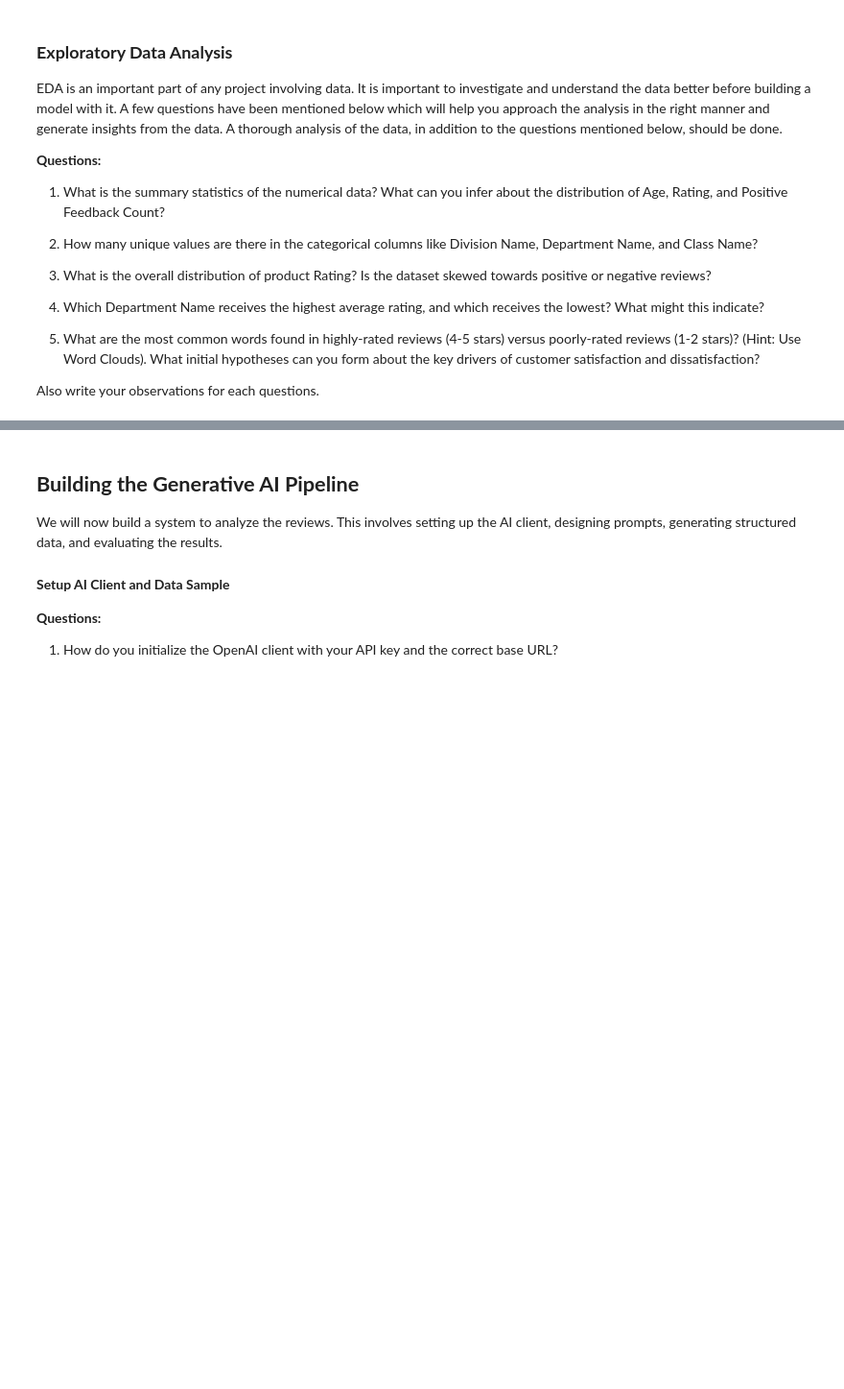
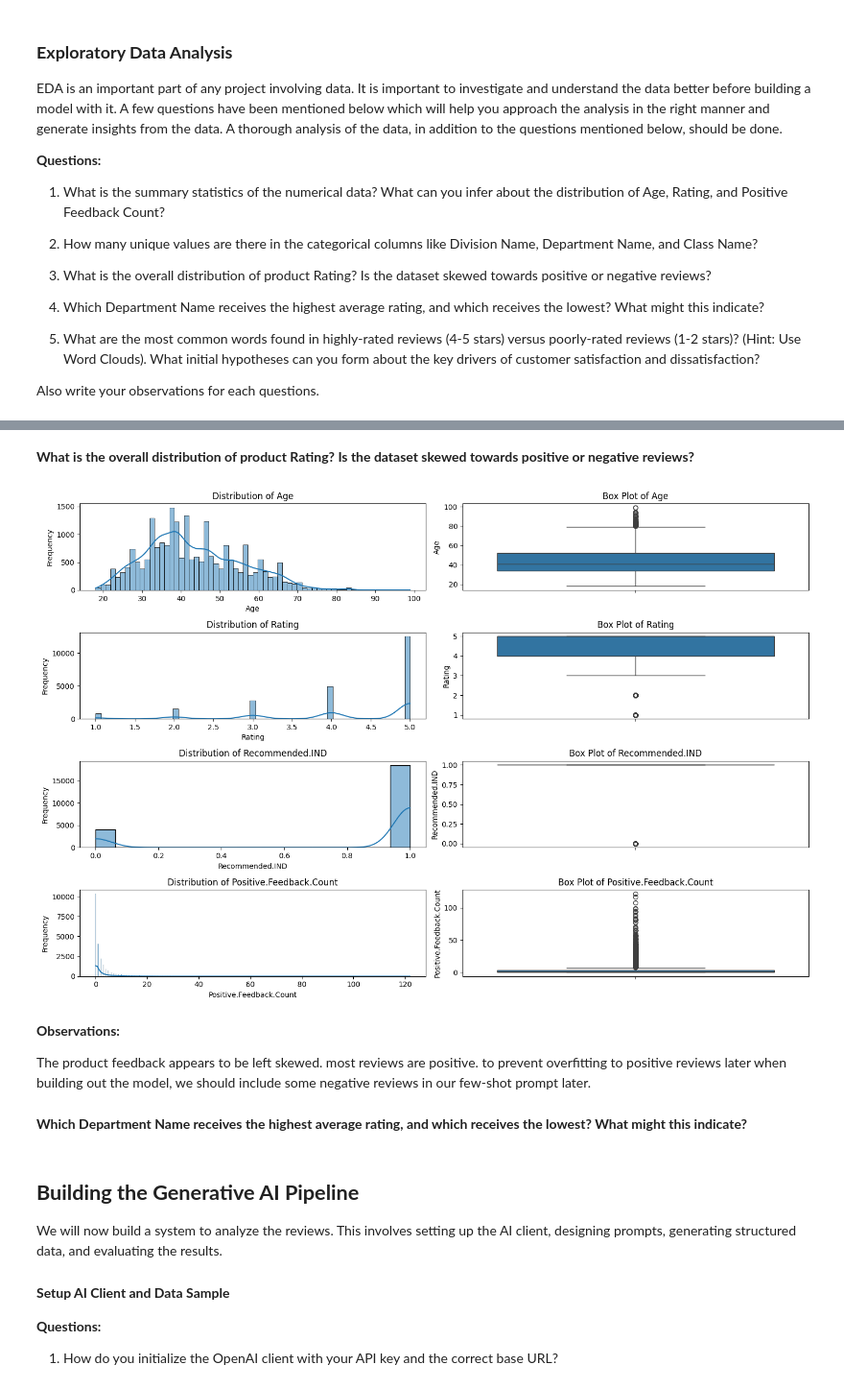
Before and after one commit to mikejoe144/MIT_Course_Capstone_Project, a Jupyter notebook: Real-Time_Retail_Feedback_Intelligence_Full_code.ipynb, the cells around one changed output, grey strips where cells are left out. Shown at 96% size. Drawn from its saved outputs; the diff is of its cells as text; code cells hidden in the pictures; blank space fills up the shorter version.

```diff
--- a/Real-Time_Retail_Feedback_Intelligence_Full_code.ipynb
+++ b/Real-Time_Retail_Feedback_Intelligence_Full_code.ipynb
@@ -254,3 +260,5 @@ dtype: int64
+# %%
+df = df.drop(columns=['Unnamed: 0'])
 # %% [markdown]
 ### **Exploratory Data Analysis**
 
@@ -271,0 +307,8 @@ Also write your observations for each questions.
+# %%
+categorical_cols = ['Division.Name', 'Department.Name', 'Class.Name']
+
+#see the values names in each field
+unique_values = {col: df[col].dropna().unique().tolist() for col in categorical_cols}
+
+for col, values in unique_values.items():
+    print(f"{col}: {values}\n")
@@ -272,3 +371,38 @@ Also write your observations for each questions.
+# %% [markdown]
+**What is the overall distribution of product Rating? Is the dataset skewed towards positive or negative reviews?**
+# %%
+import matplotlib.pyplot as plt
+import seaborn as sns
+# Select numerical columns excluding 'Clothind ID'
+num_cols_for_hist = df.select_dtypes(include=np.number).columns.tolist()
+if 'Clothing.ID' in num_cols_for_hist:
+    num_cols_for_hist.remove('Clothing.ID')
+
+
+# Loop through the selected numerical columns and plot histograms and boxplots
+plt.figure(figsize=(15, 10))
+for i, col in enumerate(num_cols_for_hist):
+    plt.subplot(len(num_cols_for_hist), 2, i*2 + 1) # Histogram
+    sns.histplot(df[col], kde=True)
+    plt.title(f'Distribution of {col}')
+    plt.xlabel(col)
+    plt.ylabel('Frequency')
+
+    plt.subplot(len(num_cols_for_hist), 2, i*2 + 2) # Boxplot
+    sns.boxplot(y=df[col])
+    plt.title(f'Box Plot of {col}')
+    plt.ylabel(col)
+
+plt.tight_layout()
+plt.show()
+# %% [output]
+[figure, added]
+# %% [markdown]
+**Observations:**
+
+The product feedback appears to be left skewed. most reviews are positive. to prevent overfitting to positive reviews later when building out the model, we should include some negative reviews in our few-shot prompt later.
+# %% [markdown]
+**Which Department Name receives the highest average rating, and which receives the lowest? What might this indicate?**
 # %% [markdown]
 ## **Building the Generative AI Pipeline**
 
```
Also changed, not shown: parts of 12 cells of this notebook.
